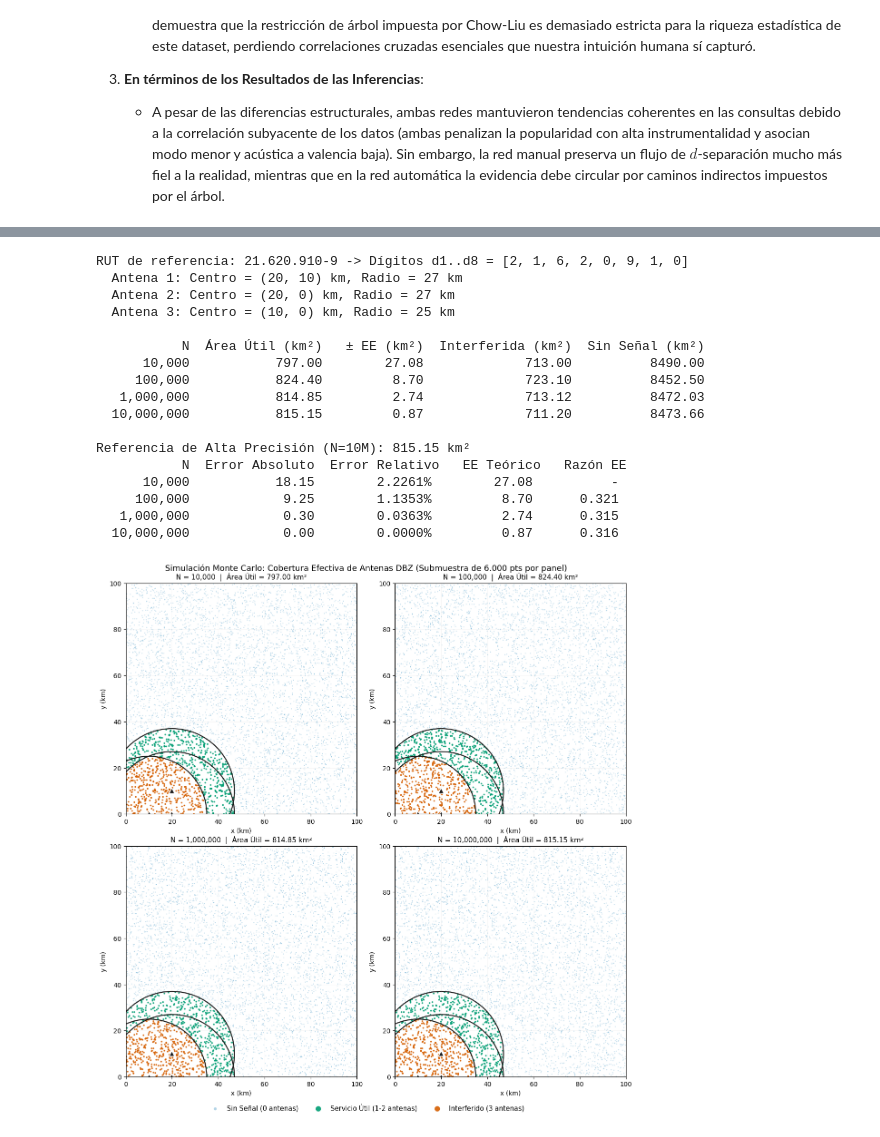
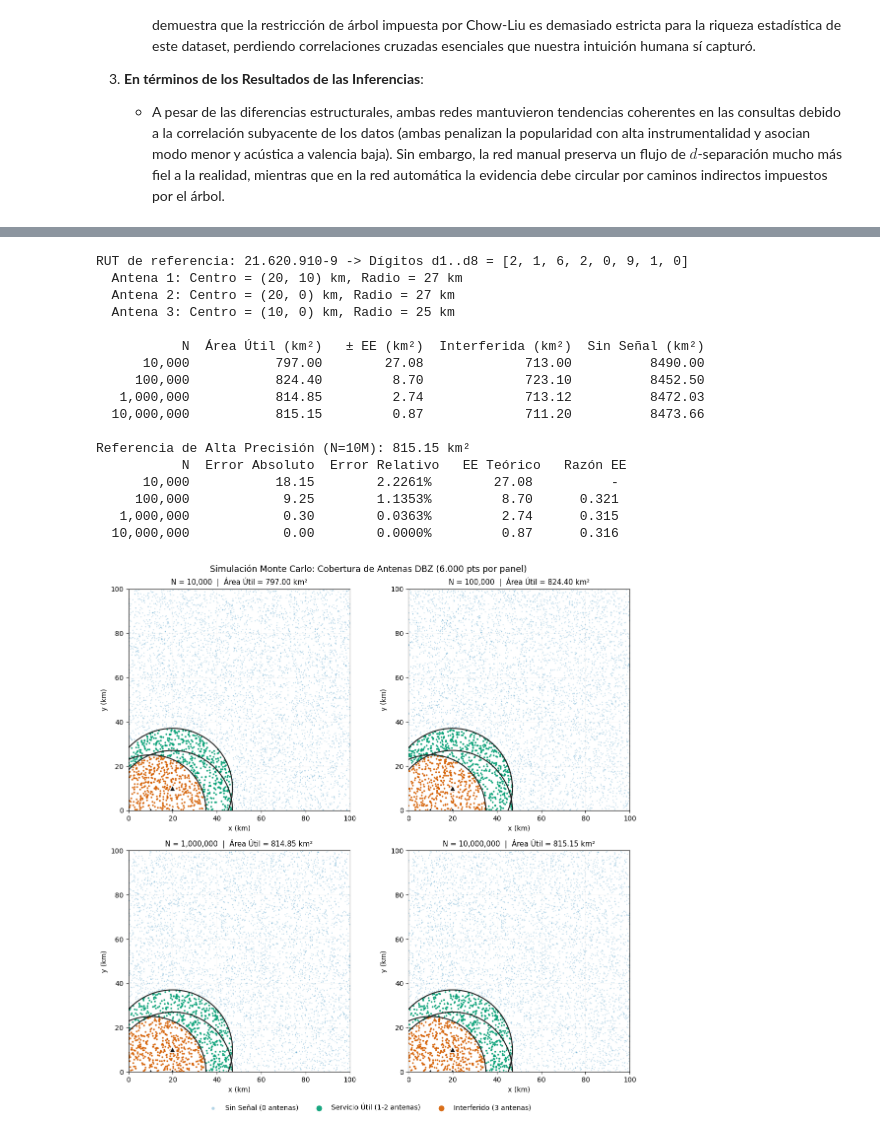
Before and after one commit to iNakzu/IA-T1, a Jupyter notebook: Ignacio_Antiguay_Vicente_Hernandez_Maximiliano_Palma_Tarea1.ipynb, the cells around one changed output, grey strips where cells are left out. Drawn from its saved outputs; the diff is of its cells as text; code cells hidden in the pictures.

```diff
--- a/Ignacio_Antiguay_Vicente_Hernandez_Maximiliano_Palma_Tarea1.ipynb
+++ b/Ignacio_Antiguay_Vicente_Hernandez_Maximiliano_Palma_Tarea1.ipynb
@@ -756,14 +654,14 @@ for N, a_u, e, _, _ in resultados:
     print(f"{N:>12,} {err_abs:>15.2f} {err_rel:>14.4%} {e:>12.2f} {razon:>10}")
     prev_ee = e
 
-# Grafico de 4 paneles en paleta Okabe-Ito (accesible para daltonismo)
+# Grafico de 4 paneles con paleta accesible Okabe-Ito
 CLASES = [
     ("Sin Señal (0 antenas)", '#0072b2', 2, 0.30),
     ("Servicio Útil (1-2 antenas)", '#009e73', 7, 0.90),
     ("Interferido (3 antenas)", '#d55e00', 7, 0.90)
 ]
 
-fig, axes = plt.subplots(2, 2, figsize=(12, 12.5))
+fig, axes = plt.subplots(2, 2, figsize=(11.5, 11.5))
 for ax, N in zip(axes.ravel(), ESCENARIOS):
     x, y, cob = muestras_vis[N]
     clase = np.where(cob == 0, 0, np.where(cob == 3, 2, 1))
@@ -771,35 +669,35 @@ for ax, N in zip(axes.ravel(), ESCENARIOS):
         m = (clase == k)
         ax.scatter(x[m], y[m], c=col, s=s, alpha=al, linewidths=0, label=etq if ax is axes[0, 0] else None)
     for (cx, cy), r in ANTENAS:
-        ax.add_patch(plt.Circle((cx, cy), r, fill=False, ec='#1a1a1a', lw=1.6))
+        ax.add_patch(plt.Circle((cx, cy), r, fill=False, ec='#1a1a1a', lw=1.5))
         ax.plot(cx, cy, marker='^', color='#1a1a1a', ms=9, mec='white', mew=1.2)
     ax.set_xlim(0, LADO); ax.set_ylim(0, LADO); ax.set_aspect('equal')
     a_u = [f[1] for f in resultados if f[0] == N][0]
-    ax.set_title(f"N = {N:,}  |  Área Útil = {a_u:.2f} km²", fontsize=11)
+    ax.set_title(f"N = {N:,}  |  Área Útil = {a_u:.2f} km²", fontsize=10.5)
     ax.set_xlabel("x (km)"); ax.set_ylabel("y (km)")
     ax.grid(alpha=0.15, lw=0.5)
 
-fig.legend(loc='lower center', ncol=3, frameon=False, markerscale=3.2, fontsize=10.5, bbox_to_anchor=(0.5, 0.005))
-fig.suptitle("Simulación Monte Carlo: Cobertura Efectiva de Antenas DBZ (Submuestra de 6.000 pts por panel)", fontsize=13)
+fig.legend(loc='lower center', ncol=3, frameon=False, markerscale=3.2, fontsize=10, bbox_to_anchor=(0.5, 0.005))
+fig.suptitle("Simulación Monte Carlo: Cobertura de Antenas DBZ (6.000 pts por panel)", fontsize=12.5)
 fig.tight_layout(rect=[0, 0.035, 1, 1])
 plt.savefig("p3_cobertura.png", dpi=120)
 plt.show()
 # %% [output]
 RUT de referencia: 21.620.910-9 -> Dígitos d1..d8 = [2, 1, 6, 2, 0, 9, 1, 0]
   Antena 1: Centro = (20, 10) km, Radio = 27 km
   Antena 2: Centro = (20, 0) km, Radio = 27 km
   Antena 3: Centro = (10, 0) km, Radio = 25 km
 
            N  Área Útil (km²)   ± EE (km²)  Interferida (km²)  Sin Señal (km²)
       10,000           797.00        27.08             713.00          8490.00
      100,000           824.40         8.70             723.10          8452.50
    1,000,000           814.85         2.74             713.12          8472.03
   10,000,000           815.15         0.87             711.20          8473.66
 
 Referencia de Alta Precisión (N=10M): 815.15 km²
            N  Error Absoluto  Error Relativo   EE Teórico   Razón EE
       10,000           18.15        2.2261%        27.08          -
      100,000            9.25        1.1353%         8.70      0.321
    1,000,000            0.30        0.0363%         2.74      0.315
   10,000,000            0.00        0.0000%         0.87      0.316
-[figure, old version]
+[figure, new version]
```
Also changed, not shown: parts of 34 cells of this notebook, 2 other files.
